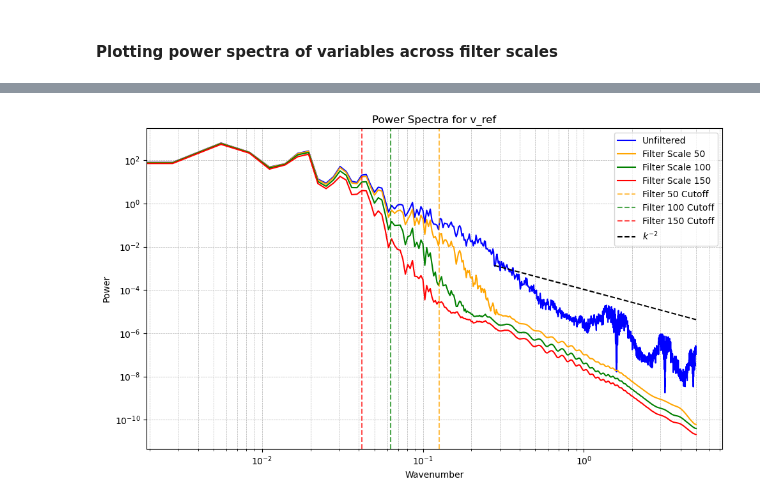
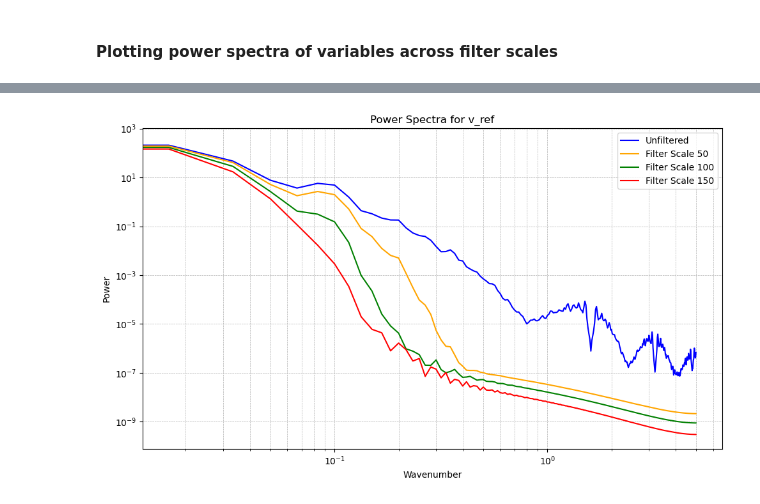
Before and after one commit to ocean-transport/cm26_diagnostics, a Jupyter notebook: powerSpectraAcrossScales.ipynb, the cells around one changed output, grey strips where cells are left out. Cells and saved outputs as stored; diff of their text form; code cells hidden in the pictures.

```diff
--- a/powerSpectraAcrossScales.ipynb
+++ b/powerSpectraAcrossScales.ipynb
@@ -76,2 +75,7 @@ Data variables:
 Attributes:
     regrid_method:  bilinear
+# %%
+x_min, x_max = 700, 1300
+y_min, y_max = 1500, 1800
+ds_in = ds_in.isel(time=-1).isel(yt_ocean=slice(y_min, y_max), xt_ocean=slice(x_min, x_max))
+ds_in
@@ -258,67 +207,42 @@ plt.show()
 # %%
 # Define the variable to plot
 var = "v_ref"  # Replace with the name of the variable you want to plot
 
 # Create a figure for the plot
 fig, ax = plt.subplots(figsize=(10, 6))
 
 # Extract high-res data for the variable and compute means
-high_res = ds_in[var][0]
-ds_out_50_avg = ds_out_50[var][0]
-ds_out_100_avg = ds_out_100[var][0]
-ds_out_150_avg = ds_out_150[var][0]
+high_res = ds_in[var]
+ds_out_50_avg = ds_out_50[var]
+ds_out_100_avg = ds_out_100[var]
+ds_out_150_avg = ds_out_150[var]
 
 # Compute power spectra
-ps_orig = xrft.power_spectrum(high_res, dim='xt_ocean', window=True).mean(dim='yt_ocean')
-ps_50 = xrft.power_spectrum(ds_out_50_avg, dim='xt_ocean', window=True).mean(dim='yt_ocean')
-ps_100 = xrft.power_spectrum(ds_out_100_avg, dim='xt_ocean', window=True).mean(dim='yt_ocean')
-ps_150 = xrft.power_spectrum(ds_out_150_avg, dim='xt_ocean', window=True).mean(dim='yt_ocean')
+ps_orig = xrft.power_spectrum(high_res, dim=['xt_ocean'], window=True).mean('yt_ocean')
+ps_50 = xrft.power_spectrum(ds_out_50_avg, dim=['xt_ocean'], window=True).mean('yt_ocean')
+ps_100 = xrft.power_spectrum(ds_out_100_avg, dim=['xt_ocean'], window=True).mean('yt_ocean')
+ps_150 = xrft.power_spectrum(ds_out_150_avg, dim=['xt_ocean'], window=True).mean('yt_ocean')
 
 # Plot power spectra
 ax.plot(ps_orig.freq_xt_ocean, ps_orig, label='Unfiltered', color='blue')
 ax.plot(ps_50.freq_xt_ocean, ps_50, label='Filter Scale 50', color='orange')
 ax.plot(ps_100.freq_xt_ocean, ps_100, label='Filter Scale 100', color='green')
 ax.plot(ps_150.freq_xt_ocean, ps_150, label='Filter Scale 150', color='red')
-
-# Add filter cutoff lines
-ax.axvline(2 * np.pi / 50, color='orange', linestyle='--', alpha=0.7, label=f"Filter 50 Cutoff")
-ax.axvline(2 * np.pi / 100, color='green', linestyle='--', alpha=0.7, label=f"Filter 100 Cutoff")
-ax.axvline(2 * np.pi / 150, color='red', linestyle='--', alpha=0.7, label=f"Filter 150 Cutoff")
-
-# Define the k^-2 slope line
-# Convert to NumPy arrays (if needed)
-freqs = ps_orig.freq_xt_ocean.values
-power = ps_orig.values
-
-# Select two wavenumbers for the k^-2 slope
-k1_idx, k2_idx = 1900, 3599  # Indices in the frequency array
-k1, k2 = freqs[k1_idx], freqs[k2_idx]
-
-# Get power at the first wavenumber
-P1 = power[k1_idx]
-
-# Compute the corresponding power at k2 using k^-2 scaling
-P2 = P1 * (k2 / k1) ** (-2)
-
-# Define points for the reference line
-x_vals = [k1, k2]
-y_vals = [P1, P2]
-ax.plot(x_vals, y_vals, 'k--', label=r'$k^{-2}$')
 
 # Configure plot
 ax.set_title(f"Power Spectra for {var}")
 ax.set_xscale('log')
 ax.set_yscale('log')
 ax.set_xlabel('Wavenumber')
 ax.set_ylabel('Power')
 ax.legend(loc='best')
 ax.grid(True, which="both", linestyle="--", linewidth=0.5)
 
 # Show the figure
 plt.tight_layout()
 plt.show()
 # %% [output]
-[figure, old version]
+[figure, new version]
 # %%
 # Define the variable to plot
 var = "u_ref"  # Replace with the name of the variable you want to plot
```
Also changed, not shown: parts of 23 cells of this notebook.
